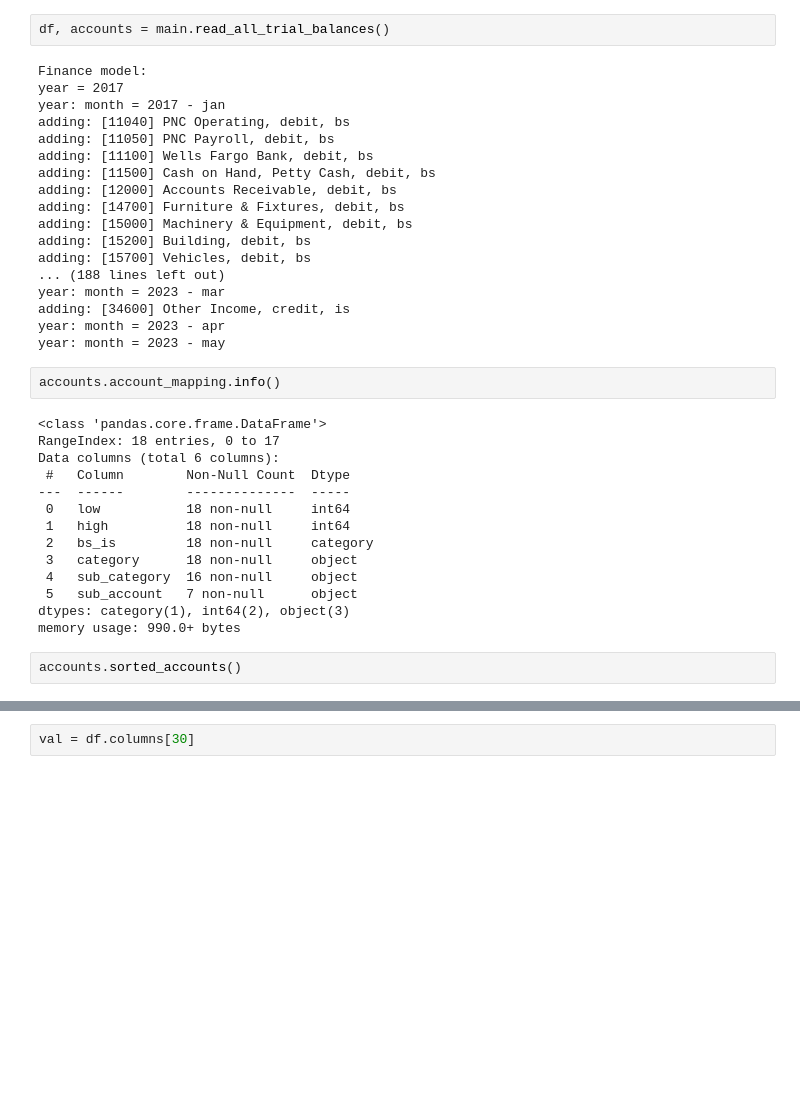
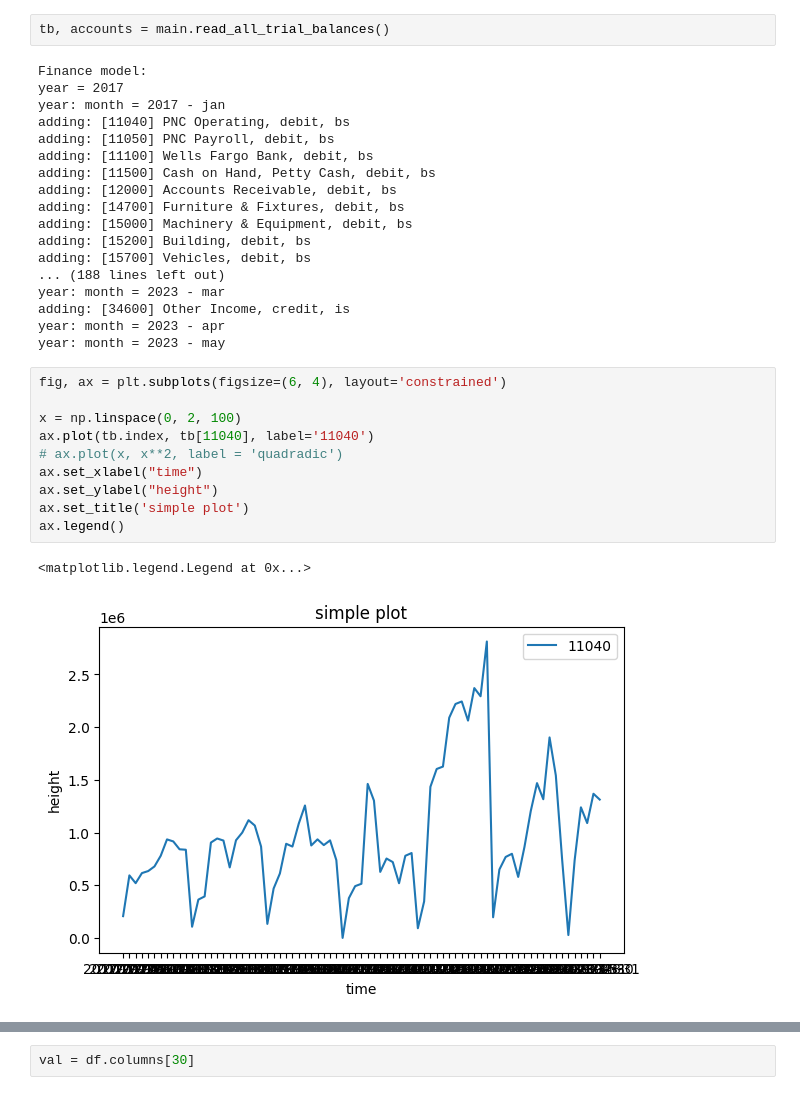
Before and after one commit to jeffwmonroe/Finance-Model, a Jupyter notebook: finance.ipynb, the cells around one changed output, grey strips where cells are left out. Saved outputs shown, nothing was run; the diff lists cells and outputs as text; blank space fills up the shorter version.

Commit message:
plotting

```diff
--- a/finance.ipynb
+++ b/finance.ipynb
@@ -4,6 +6,6 @@ import pandas as pd
 from finance_model import ChartOfAccounts
 # %%
-df, accounts = main.read_all_trial_balances()
+tb, accounts = main.read_all_trial_balances()
 # %% [output]
 Finance model:
 year = 2017
@@ -22,21 +24,16 @@ year: month = 2023 - mar
 adding: [34600] Other Income, credit, is
 year: month = 2023 - apr
 year: month = 2023 - may
-# %%
-accounts.account_mapping.info()
-# %% [output]
-<class 'pandas.core.frame.DataFrame'>
-RangeIndex: 18 entries, 0 to 17
-Data columns (total 6 columns):
- #   Column        Non-Null Count  Dtype
----  ------        --------------  -----
- 0   low           18 non-null     int64
- 1   high          18 non-null     int64
- 2   bs_is         18 non-null     category
- 3   category      18 non-null     object
- 4   sub_category  16 non-null     object
- 5   sub_account   7 non-null      object
-dtypes: category(1), int64(2), object(3)
-memory usage: 990.0+ bytes
-# %%
-accounts.sorted_accounts()
+# %%
+fig, ax = plt.subplots(figsize=(6, 4), layout='constrained')
+
+x = np.linspace(0, 2, 100)
+ax.plot(tb.index, tb[11040], label='11040')
+# ax.plot(x, x**2, label = 'quadradic')
+ax.set_xlabel("time")
+ax.set_ylabel("height")
+ax.set_title('simple plot')
+ax.legend()
+# %% [output]
+<matplotlib.legend.Legend at 0x...>
+[figure, added]
```
Also changed, not shown: parts of 3 cells of this notebook.
